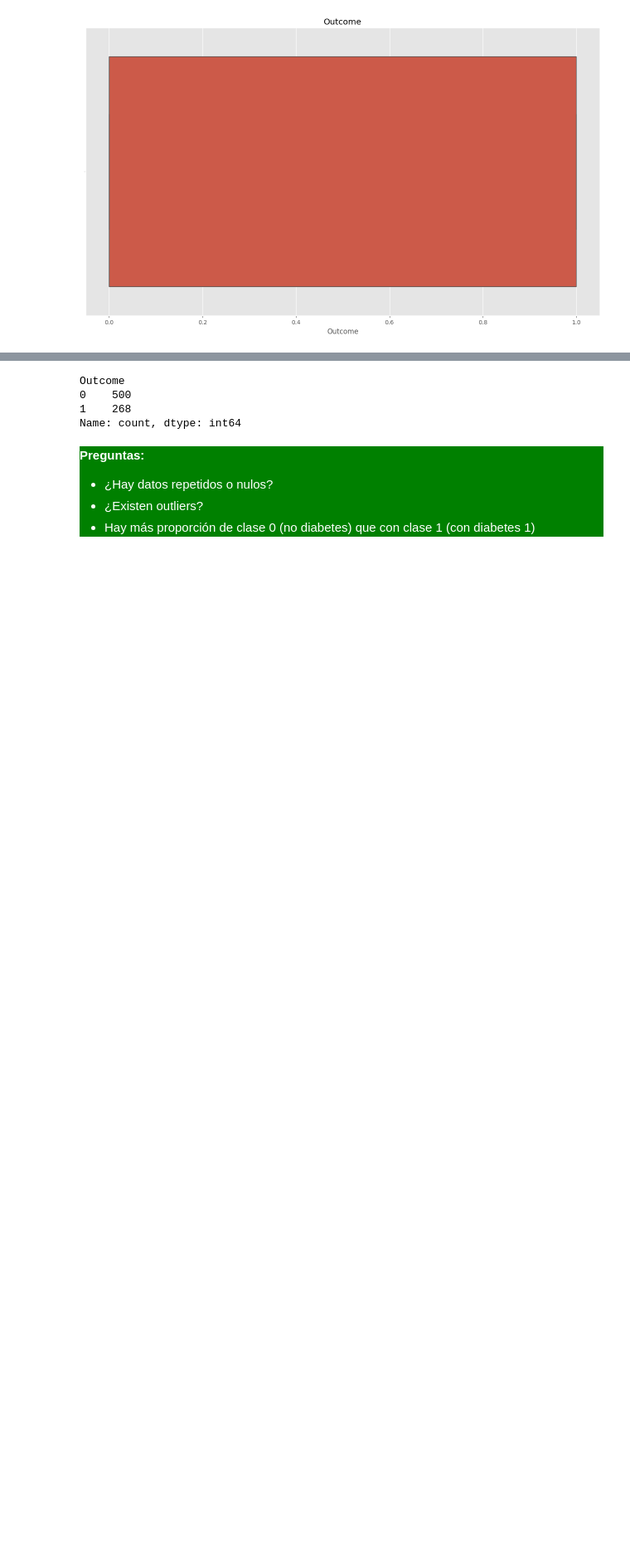
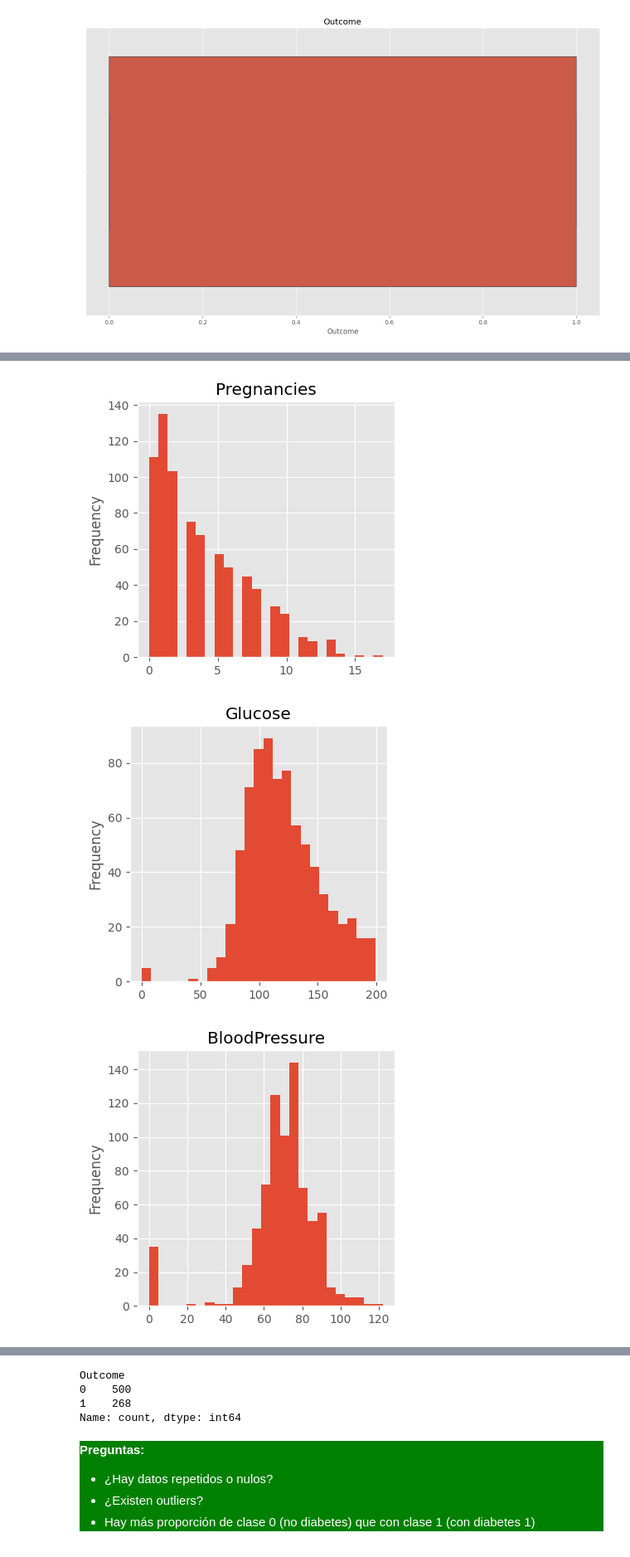
Before and after one commit to Ciclo-Especializacion-IA-y-BigData/actividad-clasificaci-n-knn-angelbarrientossimo, a Jupyter notebook: 2.1.Supervised-KNN-Classification.ipynb, the cells around one changed output, grey strips where cells are left out. Shown at 83% size. Drawn from its saved outputs; the diff is of its cells as text; code cells hidden in the pictures; blank space fills up the shorter version.

```diff
--- a/2.1.Supervised-KNN-Classification.ipynb
+++ b/2.1.Supervised-KNN-Classification.ipynb
@@ -485,0 +490,10 @@ for col in cols:
+# %%
+col = df2.columns
+for col in cols:
+    df2[col].plot.hist(bins=25, figsize = (4,4))
+    plt.title(col)
+    plt.show()
+# %% [output]
+[figure, added]
+[figure, added]
+[figure, added]
```
Also changed, not shown: parts of 18 cells of this notebook.
